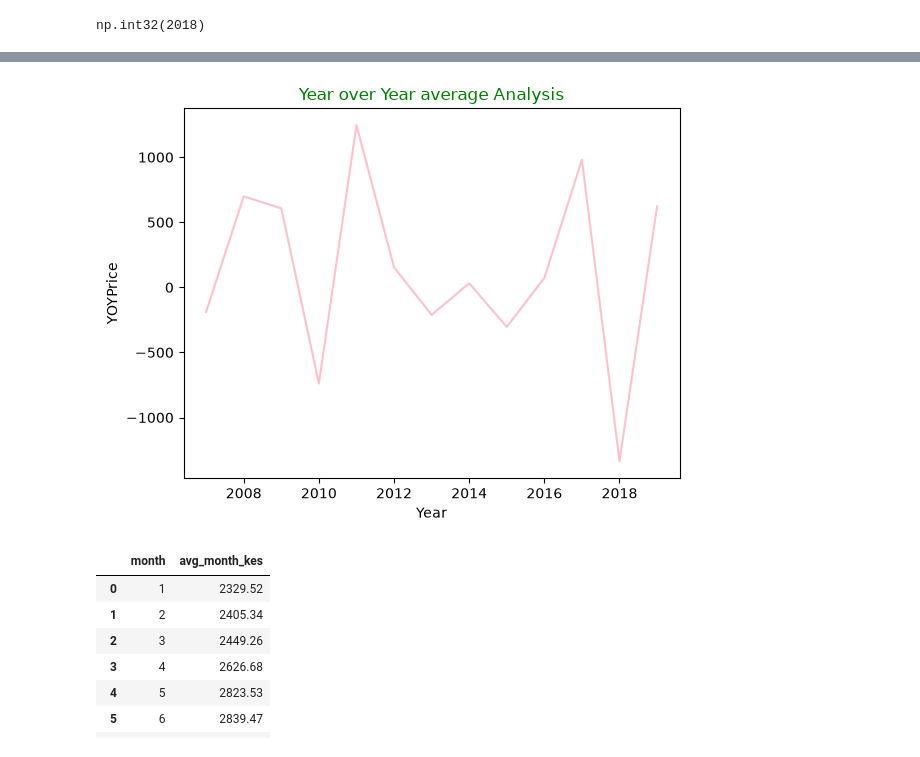
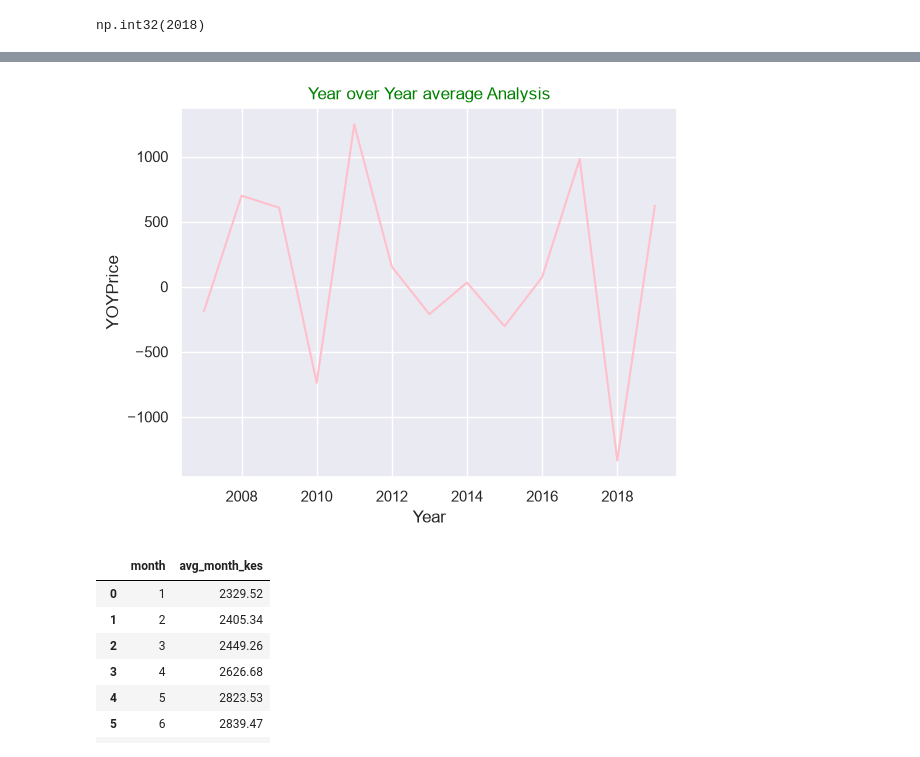
Before and after one commit to pinkleather221/Kenya_Market_Prices, a Jupyter notebook: analysis.ipynb, the cells around one changed output, grey strips where cells are left out. Drawn from its saved outputs; the diff is of its cells as text; code cells hidden in the pictures.

```diff
--- a/analysis.ipynb
+++ b/analysis.ipynb
@@ -302,6 +303,7 @@ np.int32(2018)
 # Plot the yearly average as a line chart with the price in KES on the y-axis.
 # x axis = year
 # y axis = avg_price_kes
+sns.set_theme()
 plt.scatter(yearly_avg["year"], yearly_avg["avg_price_kes"], color="pink")
 plt.plot(yearly_avg["year"], yearly_avg["avg_price_kes"], color="pink")
 plt.title("Yearly average Analysis", color = "green")
@@ -313,11 +315,12 @@ plt.show()
 # %%
+sns.set_theme()
 plt.plot(yearly_avg["year"], yearly_avg["yoy_change_kes"], color="pink")
 plt.title("Year over Year average Analysis", color = "green")
 plt.xlabel("Year")
 plt.ylabel("YOYPrice")
 plt.show()
 # %% [output]
-[figure, old version]
+[figure, new version]
 # %%
 # Sell at harvest or hold?
 # Average wholesale maize prices by month to find the seasonal pattern. Then compare each market's January and June price, year by year, to see how often storing maize for five months paid off.
```
Also changed, not shown: parts of 2 cells of this notebook, 2 other files.
